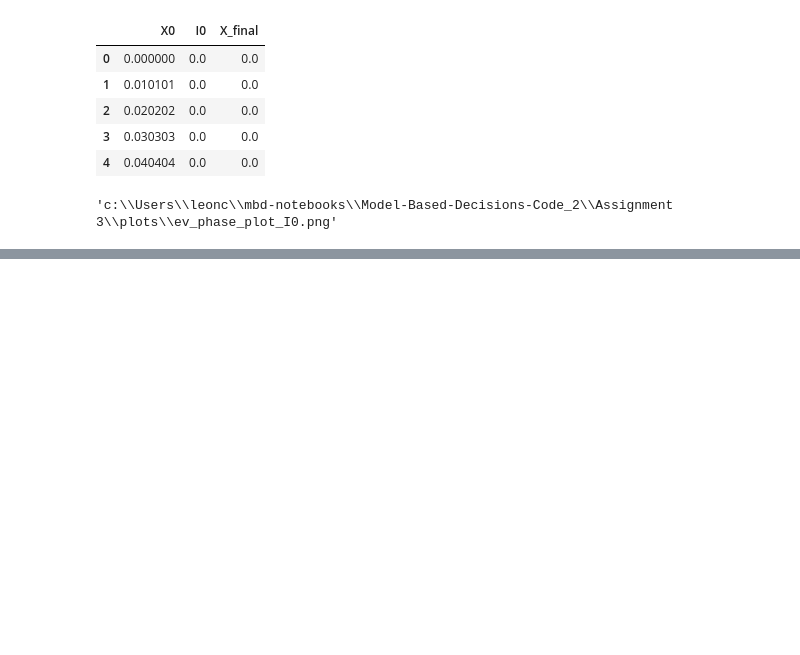
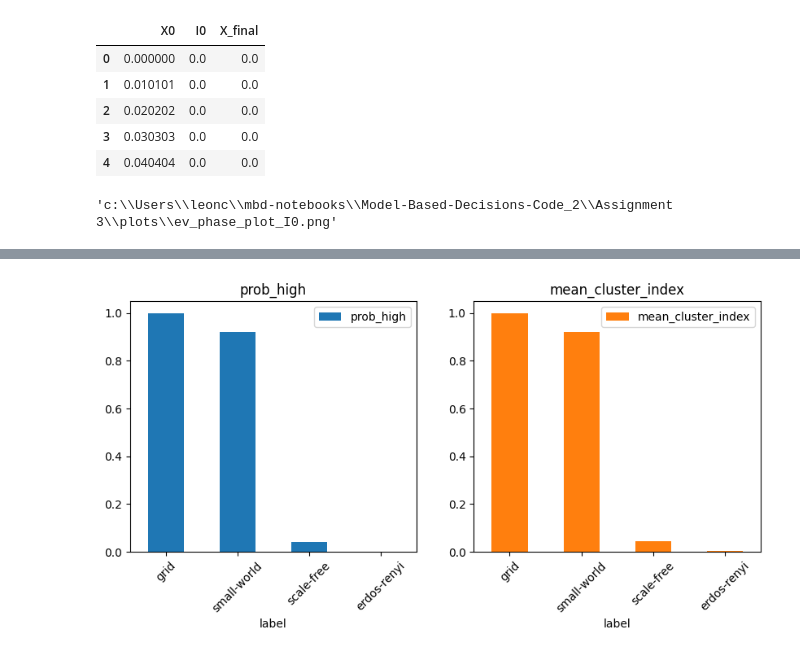
Before and after one commit to leoncaballer/Model-Based-Decisions-Code, a Jupyter notebook: Assignment 3/assignment3_new.ipynb, the cells around one changed output, grey strips where cells are left out. Drawn from its saved outputs; the diff is of its cells as text; code cells hidden in the pictures; blank space fills up the shorter version.

```diff
--- a/Assignment 3/assignment3_new.ipynb
+++ b/Assignment 3/assignment3_new.ipynb
@@ -992,7 +798,7 @@ plot_phase_plot_I0(phase_df)
 # %% [output]
 'c:\\Users\\leonc\\mbd-notebooks\\Model-Based-Decisions-Code_2\\Assignment 3\\plots\\ev_phase_plot_I0.png'
 # %%
-for beta in [0.25, 0.5, 1.0, 2.0, 4.0]:
+for beta in [0.10, 0.25, 0.5, 1.0, 2.0, 4.0, 5.0]:
     combined_time_series(
         X0_list=np.linspace(0.0, 1.0, 25),
         I0_list=np.linspace(0.0, 1.0, 25),
@@ -1117,0 +1039,32 @@ print("Saved ratio sweep plot:", sweep_path)
+# %%
+network_configs = {
+    "grid": dict(network_type="grid",   n_nodes=200, p=0.05, m=2),
+    "small-world": dict(network_type="WS",     n_nodes=200, p=0.1,  m=2),   # p here = rewiring prob
+    "scale-free": dict(network_type="BA",     n_nodes=200, p=0.05, m=2),
+    "erdos-renyi": dict(network_type="random", n_nodes=200, p=0.05, m=2),
+}
+
+X0_frac = 0.2   # pick something around the tipping region
+I0 = 0.2
+T = 200
+
+rows = []
+for label, cfg in network_configs.items():
+    stats = topology_stats(
+        network_type=cfg["network_type"],
+        X0_frac=X0_frac,
+        I0=I0,
+        T=T,
+        n_nodes=cfg["n_nodes"],
+        p=cfg["p"],
+        m=cfg["m"],
+        n_runs=50,
+        high_threshold=0.8,
+        strategy_choice_func="logit",
+        tau=1.0,
+    )
+    stats["label"] = label
+    rows.append(stats)
+
+topology_df = pd.DataFrame(rows)
+topology_df
@@ -1117,0 +1077,13 @@ print("Saved ratio sweep plot:", sweep_path)
+# %%
+ax = topology_df.plot(
+    x="label",
+    y=["prob_high", "mean_cluster_index"],
+    kind="bar",
+    subplots=True,
+    layout=(1, 2),
+    figsize=(10, 4),
+    rot=45,
+    sharex=True,
+)
+# %% [output]
+[figure, added]
```
Also changed, not shown: parts of 19 cells of this notebook, 40 other files.
